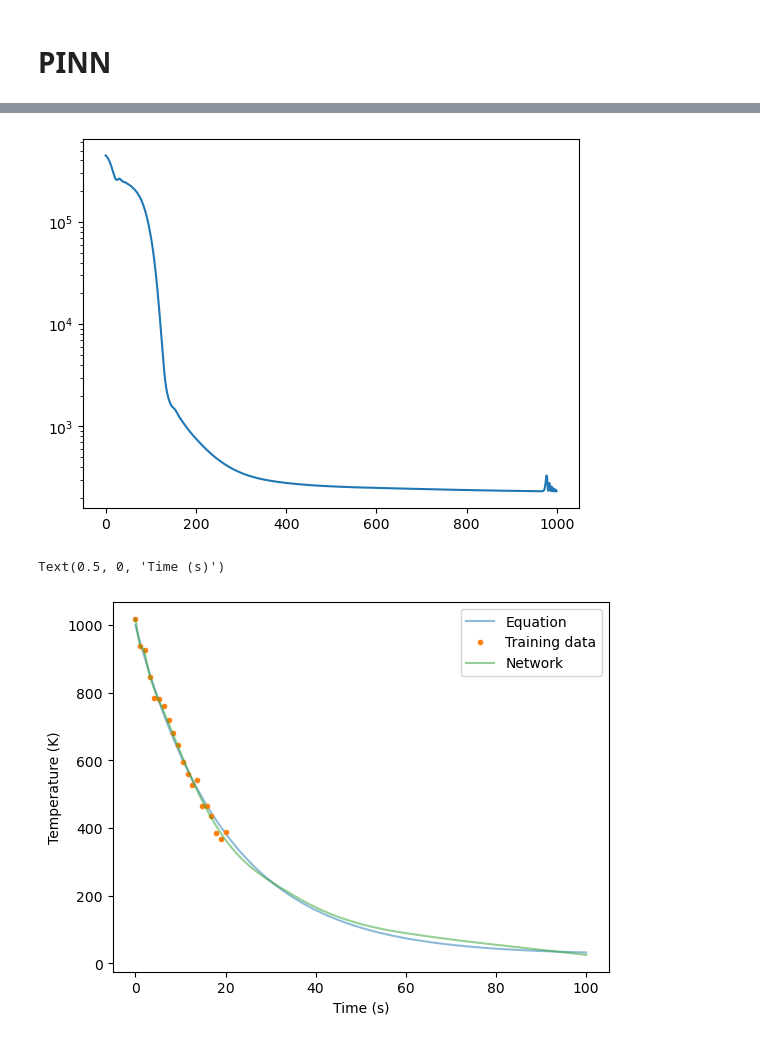
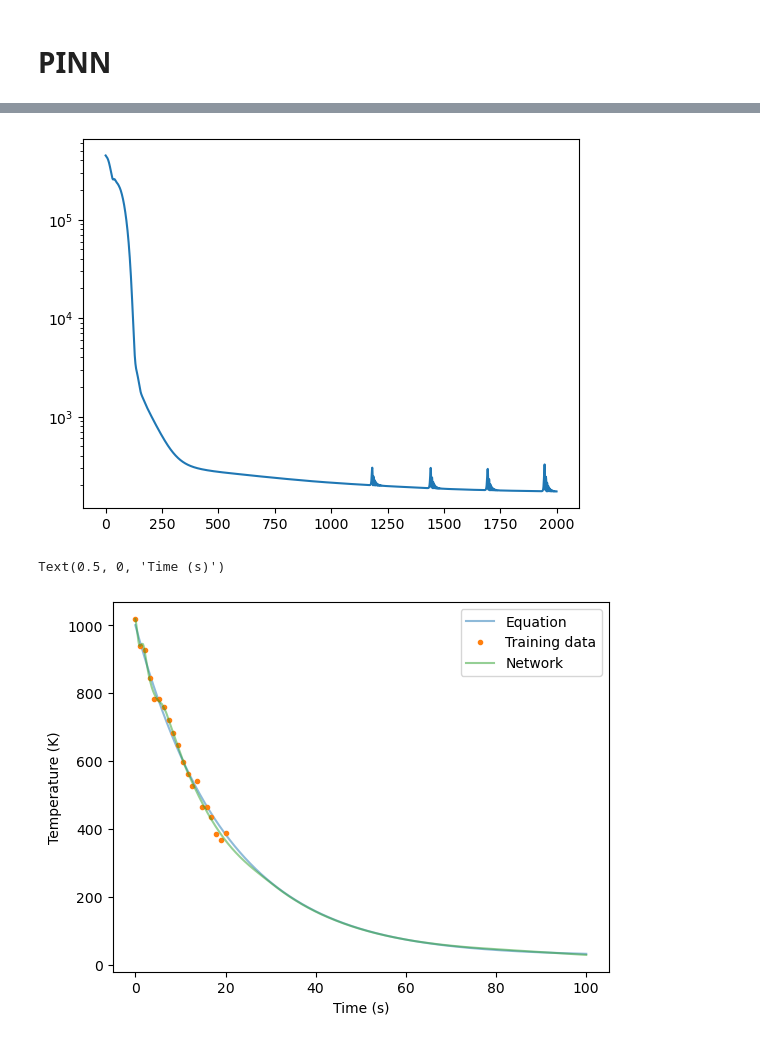
Before and after one commit to TheodoreWolf/pinns, a Jupyter notebook: src/cooling/temp_pred.ipynb, the cells around one changed output, grey strips where cells are left out. Drawn from its saved outputs; the diff is of its cells as text; code cells hidden in the pictures.

```diff
--- a/src/cooling/temp_pred.ipynb
+++ b/src/cooling/temp_pred.ipynb
@@ -111,7 +111,7 @@ def physics_loss(model: torch.nn.Module):
 
     return torch.mean(pde**2)
 # %%
-net = Net(1,1, pde_loss=physics_loss, epochs=1000, phys_weight=1, lr=5e-3).to(DEVICE)
+net = Net(1,1, pde_loss=physics_loss, epochs=2000, phys_weight=1, lr=5e-3).to(DEVICE)
 
 losses = net.fit(t, y)
 plt.plot(losses)
@@ -130,4 +130,4 @@ Epoch 900/1000, loss: 234.73
-[figure, old version]
+[figure, new version]
 # %%
 preds = net.predict(times)
 
@@ -139,4 +139,4 @@ plt.ylabel('Temperature (K)')
 plt.xlabel('Time (s)')
 # %% [output]
 Text(0.5, 0, 'Time (s)')
-[figure, old version]
+[figure, new version]
```
Also changed, not shown: parts of 5 cells of this notebook, 5 other files.
